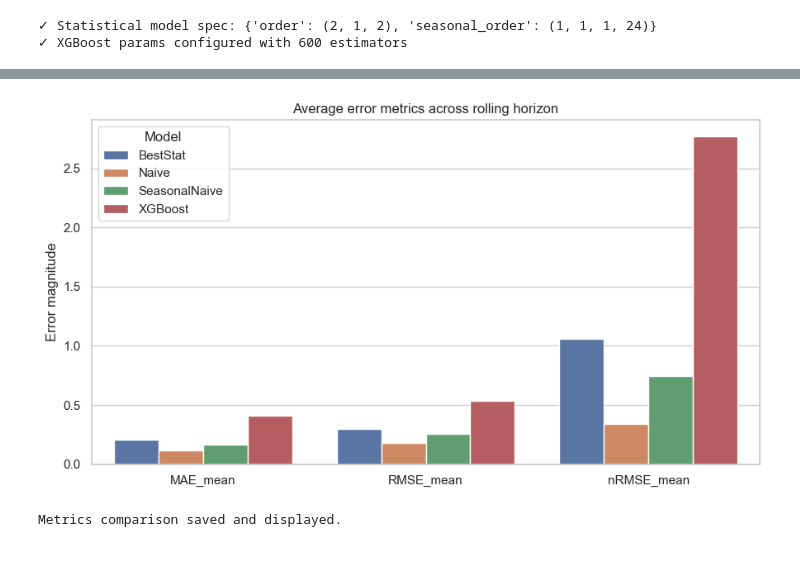
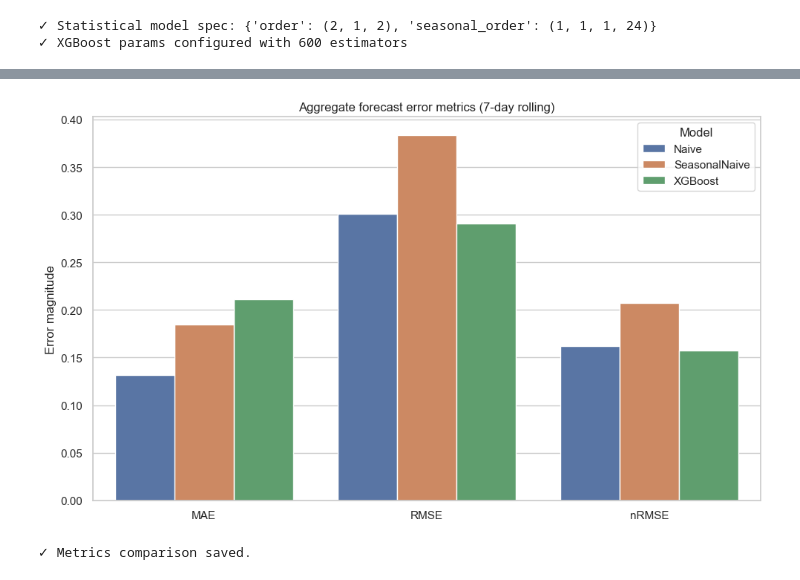
Before and after one commit to samuel29102002/Energy_Data_Science, a Jupyter notebook: notebooks/09_forecasting_pipeline.ipynb, the cells around one changed output, grey strips where cells are left out. Saved outputs shown, nothing was run; the diff lists cells and outputs as text; code cells hidden in the pictures.

```diff
--- a/notebooks/09_forecasting_pipeline.ipynb
+++ b/notebooks/09_forecasting_pipeline.ipynb
@@ -520,8 +552,9 @@ Metrics Summary:
 # %%
-from sklearn.metrics import mean_absolute_error, mean_squared_error
-
+# ─────────────────────────────────────────────────────────────────────────────
+# Calculate aggregate metrics from clean predictions
+# ─────────────────────────────────────────────────────────────────────────────
 validation_rows = []
-for model_name, group in predictions_df.groupby("model_name"):
+for model_name, group in predictions_clean.groupby("model_name"):
     y_true = group["y_true"].astype(float).values
     y_pred = group["y_pred"].astype(float).values
     assert len(y_true) == len(y_pred), f"Length mismatch for {model_name}"
@@ -532,7 +565,7 @@ for model_name, group in predictions_df.groupby("model_name"):
     validation_rows.append({"model_name": model_name, "MAE": mae, "RMSE": rmse, "nRMSE": nrmse})
 
 validation_metrics_df = pd.DataFrame(validation_rows)
-display_table(validation_metrics_df, "09_forecast_metrics_validated.csv")
-print("✓ Calculated validation metrics from predictions.")
+display_table(validation_metrics_df, "forecast_metrics_aggregate.csv")
+print("✓ Calculated aggregate metrics from predictions.")
 # %% [output]
 |  | model_name | MAE | RMSE | nRMSE |
@@ -598,25 +640,29 @@ Seven-day overlay saved and displayed.
 # %%
-if metrics_summary_df.empty:
-    raise ValueError("Metrics summary is empty")
+# ─────────────────────────────────────────────────────────────────────────────
+# Figure 3: Model comparison bar chart
+# ─────────────────────────────────────────────────────────────────────────────
+if validation_metrics_df.empty:
+    raise ValueError("Validation metrics is empty")
 
-metrics_long = metrics_summary_df.melt(
+# Use aggregate metrics for comparison
+metrics_long = validation_metrics_df.melt(
     id_vars=["model_name"],
-    value_vars=["MAE_mean", "RMSE_mean", "nRMSE_mean"],
+    value_vars=["MAE", "RMSE", "nRMSE"],
     var_name="Metric",
     value_name="Value"
 )
 
-fig, ax = plt.subplots(figsize=(9, 5))
+fig, ax = plt.subplots(figsize=(10, 6))
 sns.barplot(data=metrics_long, x="Metric", y="Value", hue="model_name", ax=ax)
-ax.set_title("Average error metrics across rolling horizon")
+ax.set_title("Aggregate forecast error metrics (7-day rolling)")
 ax.set_xlabel("")
 ax.set_ylabel("Error magnitude")
 ax.legend(title="Model")
 ax.tick_params(axis="x", rotation=0)
 
 save_figure(fig, "metrics_comparison")
-print("Metrics comparison saved and displayed.")
+print("✓ Metrics comparison saved.")
 # %% [output]
-[figure, old version]
+[figure, new version]
-Metrics comparison saved and displayed.
+✓ Metrics comparison saved.
 # %% [markdown]
```
Also changed, not shown: parts of 6 cells of this notebook, 20 other files.
